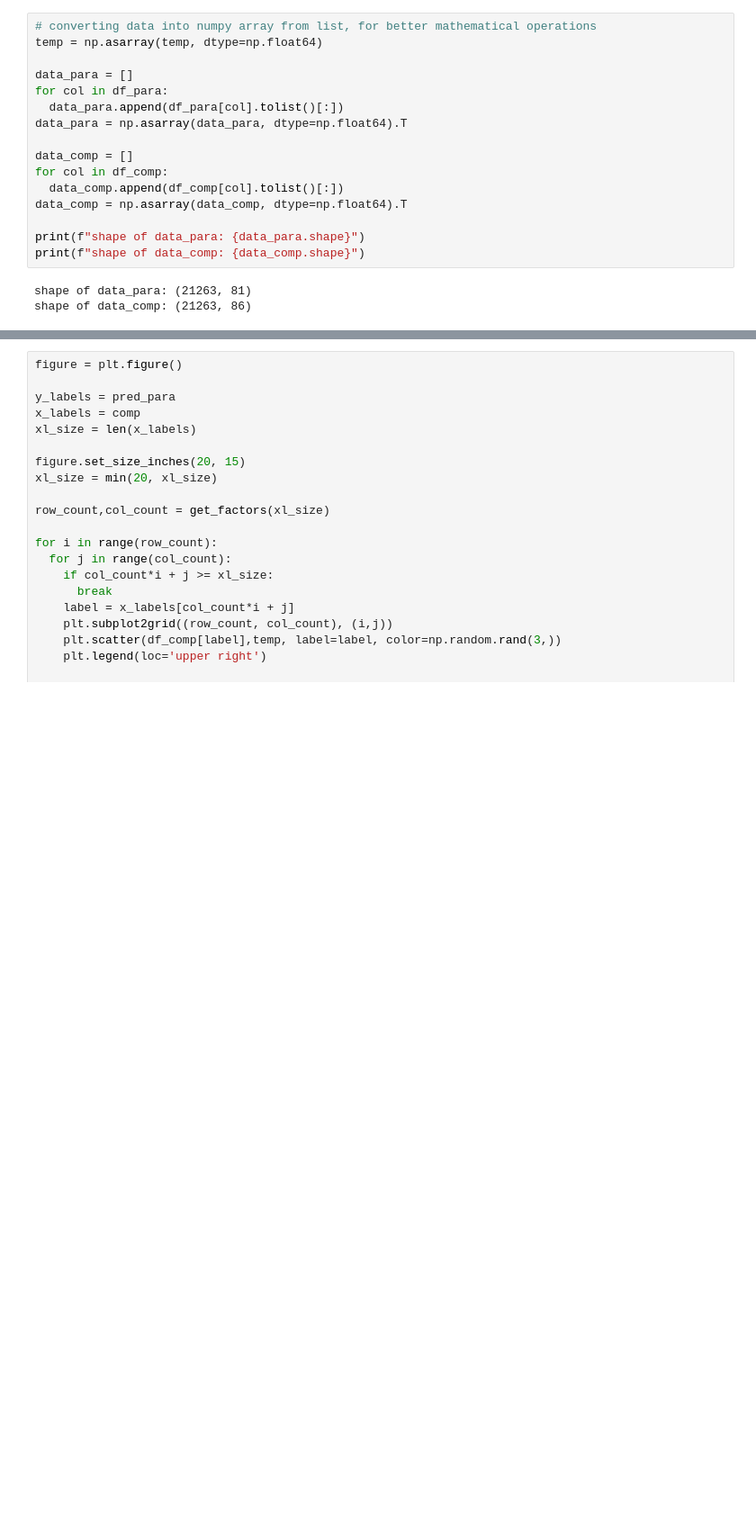
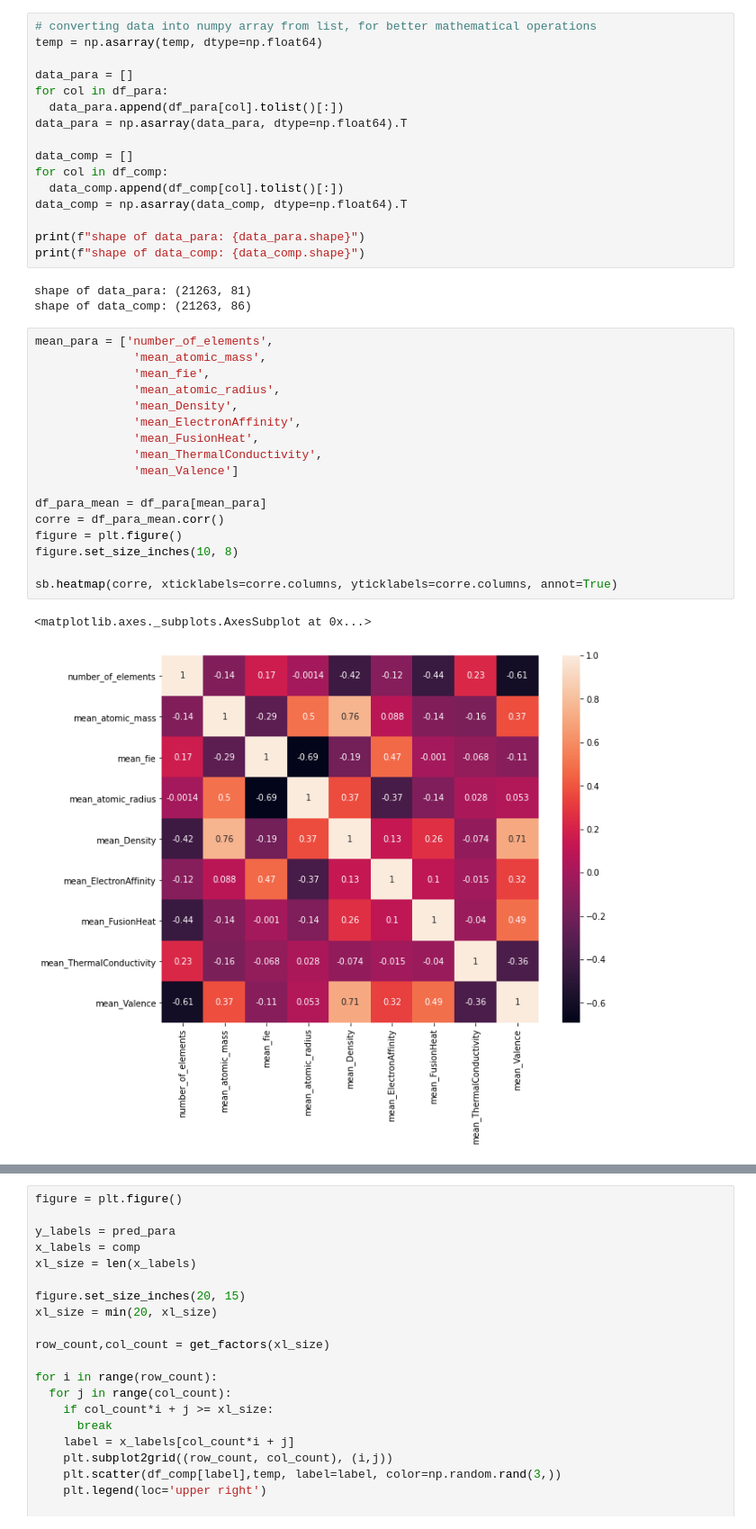
Before and after one commit to Redhatt/MS-ML, a Jupyter notebook: Train.ipynb, the cells around one changed output, grey strips where cells are left out. Shown: that part at 90% size. Saved outputs shown, nothing was run; the diff lists cells and outputs as text; blank space fills up the shorter version.

```diff
--- a/Train.ipynb
+++ b/Train.ipynb
@@ -106,3 +107,23 @@ print(f"shape of data_comp: {data_comp.shape}")
 # %% [output]
 shape of data_para: (21263, 81)
 shape of data_comp: (21263, 86)
+# %%
+mean_para = ['number_of_elements',
+              'mean_atomic_mass',
+              'mean_fie',
+              'mean_atomic_radius',
+              'mean_Density',
+              'mean_ElectronAffinity',
+              'mean_FusionHeat',
+              'mean_ThermalConductivity',
+              'mean_Valence']
+
+df_para_mean = df_para[mean_para]
+corre = df_para_mean.corr()
+figure = plt.figure()
+figure.set_size_inches(10, 8)
+
+sb.heatmap(corre, xticklabels=corre.columns, yticklabels=corre.columns, annot=True)
+# %% [output]
+<matplotlib.axes._subplots.AxesSubplot at 0x...>
+[figure, added]
```
Also changed, not shown: parts of 4 cells of this notebook.
